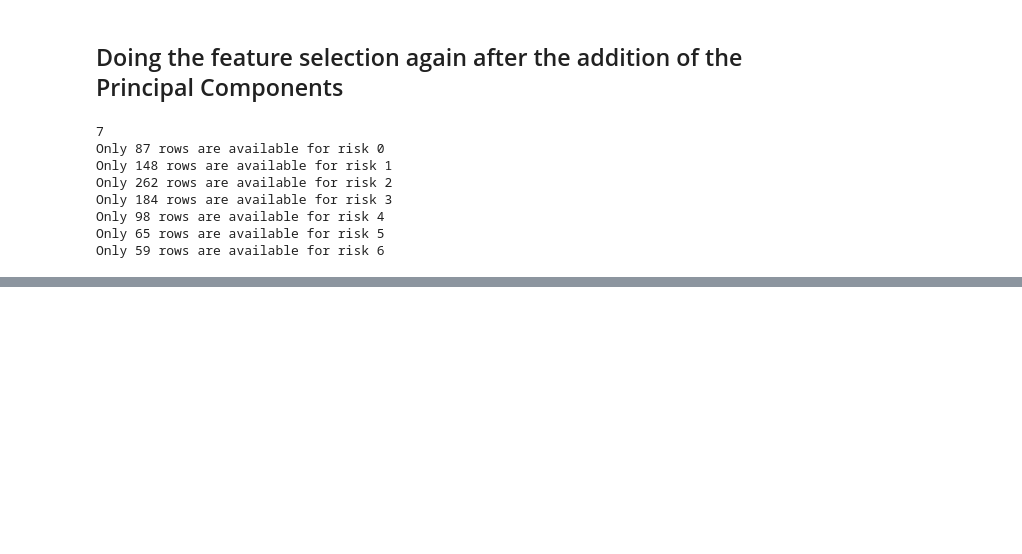
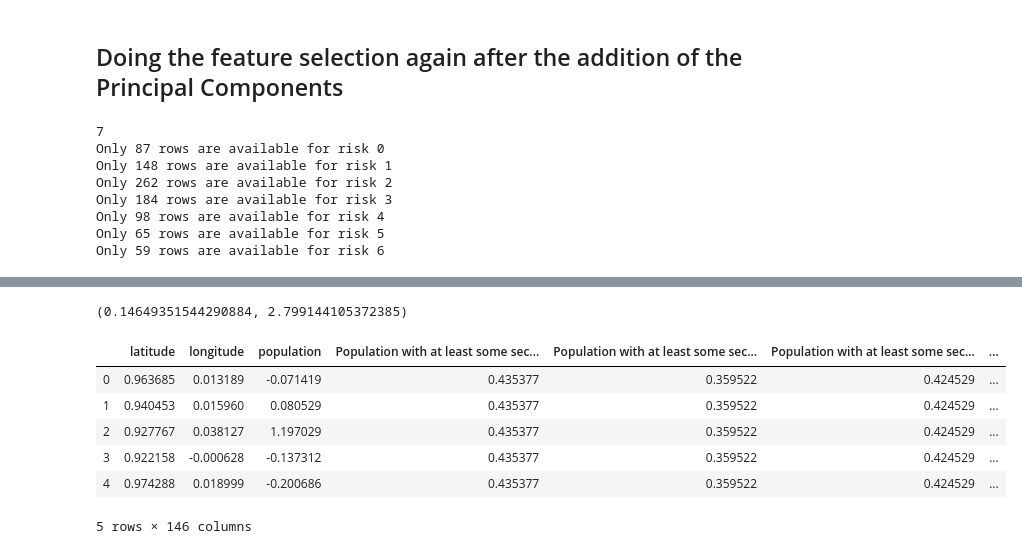
Before and after one commit to MDAIceland/WaterSecurity, a Jupyter notebook: classification/feature_selection/feature_selection.ipynb, the cells around one changed output, grey strips where cells are left out. Saved outputs shown, nothing was run; the diff lists cells and outputs as text; code cells hidden in the pictures; blank space fills up the shorter version.

```diff
--- a/classification/feature_selection/feature_selection.ipynb
+++ b/classification/feature_selection/feature_selection.ipynb
@@ -292,0 +288,17 @@ Picked variable number: 23
+# %%
+np.mean(val), np.std(val)
+# %% [output]
+(0.14649351544290884, 2.799144105372385)
+# %%
+feat_cols = pca_df.columns.values.tolist()
+
+normalized_val = pd.DataFrame(val, columns=feat_cols)
+normalized_val.head()
+# %% [output]
+|  | latitude | longitude | population | Population with at least some sec... | Population with at least some sec... | Population with at least some sec... | ... |
+| 0 | 0.963685 | 0.013189 | -0.071419 | 0.435377 | 0.359522 | 0.424529 | ... |
+| 1 | 0.940453 | 0.015960 | 0.080529 | 0.435377 | 0.359522 | 0.424529 | ... |
+| 2 | 0.927767 | 0.038127 | 1.197029 | 0.435377 | 0.359522 | 0.424529 | ... |
+| 3 | 0.922158 | -0.000628 | -0.137312 | 0.435377 | 0.359522 | 0.424529 | ... |
+| 4 | 0.974288 | 0.018999 | -0.200686 | 0.435377 | 0.359522 | 0.424529 | ... |
+5 rows × 146 columns
```
Also changed, not shown: parts of 21 cells of this notebook.
